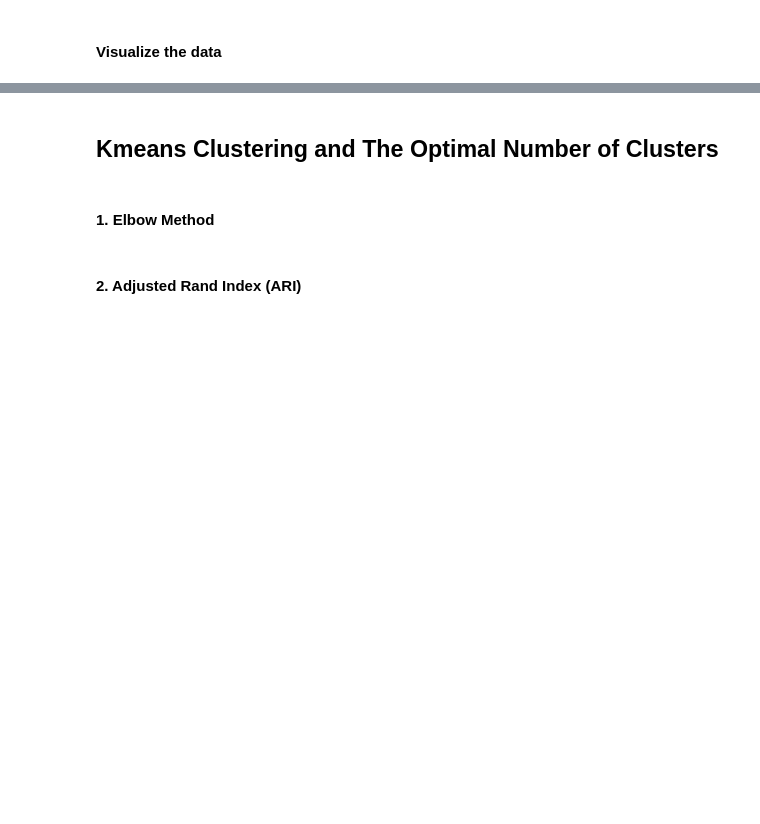
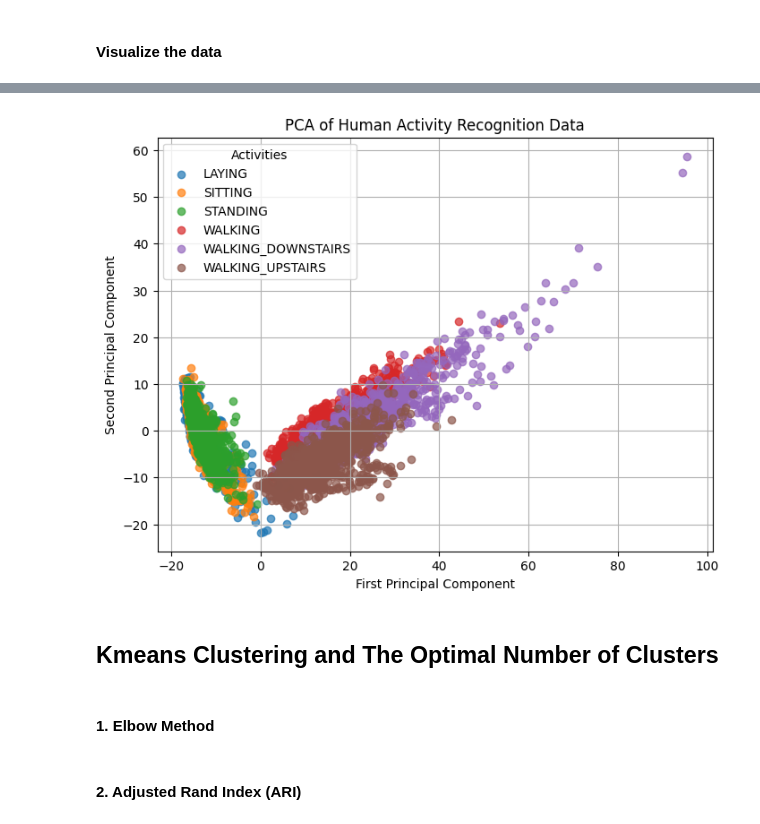
Before and after one commit to kkipngenokoech/MathsRequiredForAI, a Jupyter notebook: INTRO TO ML/HW4/q4.ipynb, the cells around one changed output, grey strips where cells are left out. Drawn from its saved outputs; the diff is of its cells as text; code cells hidden in the pictures; blank space fills up the shorter version.

```diff
--- a/INTRO TO ML/HW4/q4.ipynb
+++ b/INTRO TO ML/HW4/q4.ipynb
@@ -109,2 +145,20 @@ X_train_pca = #TODO
 # %% [markdown]
 #### Visualize the data
+# %%
+# Print the unique values in y_train
+print("Unique values in y_train:", np.unique(y_train))
+
+# Print the activity mapping to see what keys are available
+print("Keys in activity_mapping:", list(activity_mapping.keys()))
+
+# Print some sample values to understand their format
+print("Sample y_train values:", y_train[:5])
+print("Sample y_train type:", type(y_train), "element type:", type(y_train[0]))
+
+# Check if any values in y_train are not in the mapping
+missing_keys = []
+for label in np.unique(y_train):
+    if label not in activity_mapping:
+        missing_keys.append(label)
+
+print("Labels not found in mapping:", missing_keys)
@@ -111,26 +176,38 @@ X_train_pca = #TODO
 # %%
+import numpy as np
+
 # Visualize training data using PCA
-
-
-# Use the featre decoder to create Acitivtiy Name column
+# Use the feature decoder to create Activity Name column
 
 # Load activity labels
-activity_labels = pd.read_csv(activity_mapper_path, header=None, sep='\s+', names=['id', 'activity_name'])
+activity_labels = pd.read_csv(activity_mapper_path, header=None, sep=r'\s+', names=['id', 'activity_name'])
 
 # Create mapping dictionary {1: "WALKING", 2: "WALKING_UPSTAIRS", ...}
 activity_mapping = dict(zip(activity_labels['id'], activity_labels['activity_name']))
 
- # TODO use the mapping to decode the Activities labels
-Activity_Name = None  # TODO
-
-
+# TODO use the mapping to decode the Activities labels
+# Since y_train is a DataFrame, we need to access the values differently
+y_values = y_train.iloc[:, 0].values  # Get the first column as values
+Activity_Name = np.array([activity_mapping[int(label)] for label in y_values])
 
 # TODO: Create a scatter plot using the X_train_pca and the Activity Names
 plt.figure(figsize=(8, 6))
 
-# TODO <--code below-->
+# Create scatter plot with different colors for each activity
+unique_activities = np.unique(Activity_Name)
+for activity in unique_activities:
+    indices = np.where(Activity_Name == activity)[0]
+    plt.scatter(X_train_pca[indices, 0], X_train_pca[indices, 1],
+                label=activity, alpha=0.7)
 
+plt.title("PCA of Human Activity Recognition Data")
+plt.xlabel("First Principal Component")
+plt.ylabel("Second Principal Component")
+plt.legend(title="Activities")
+plt.grid(True)
 plt.show()
+# %% [output]
+[figure, added]
 # %% [markdown]
 ## Kmeans Clustering and The Optimal Number of Clusters
 # %% [markdown]
```
Also changed, not shown: parts of 4 cells of this notebook.
